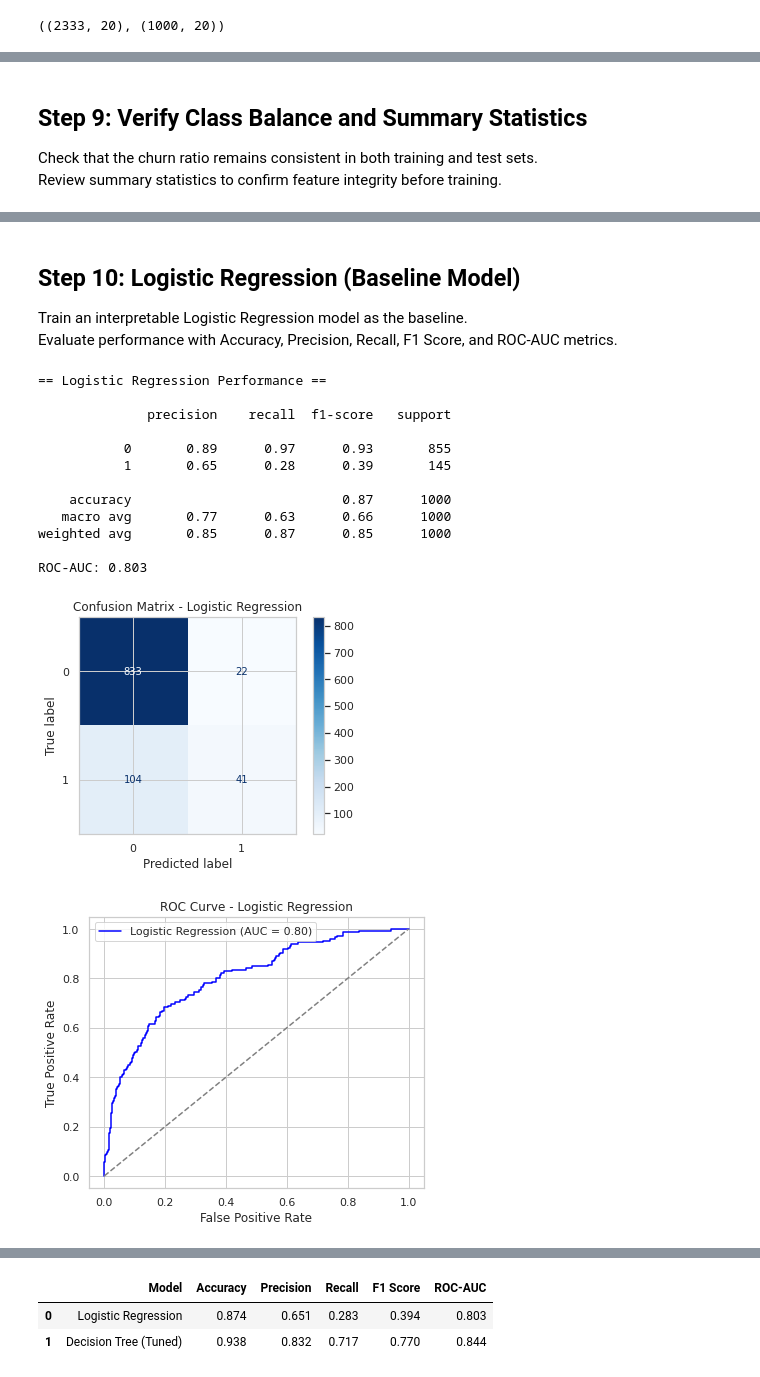
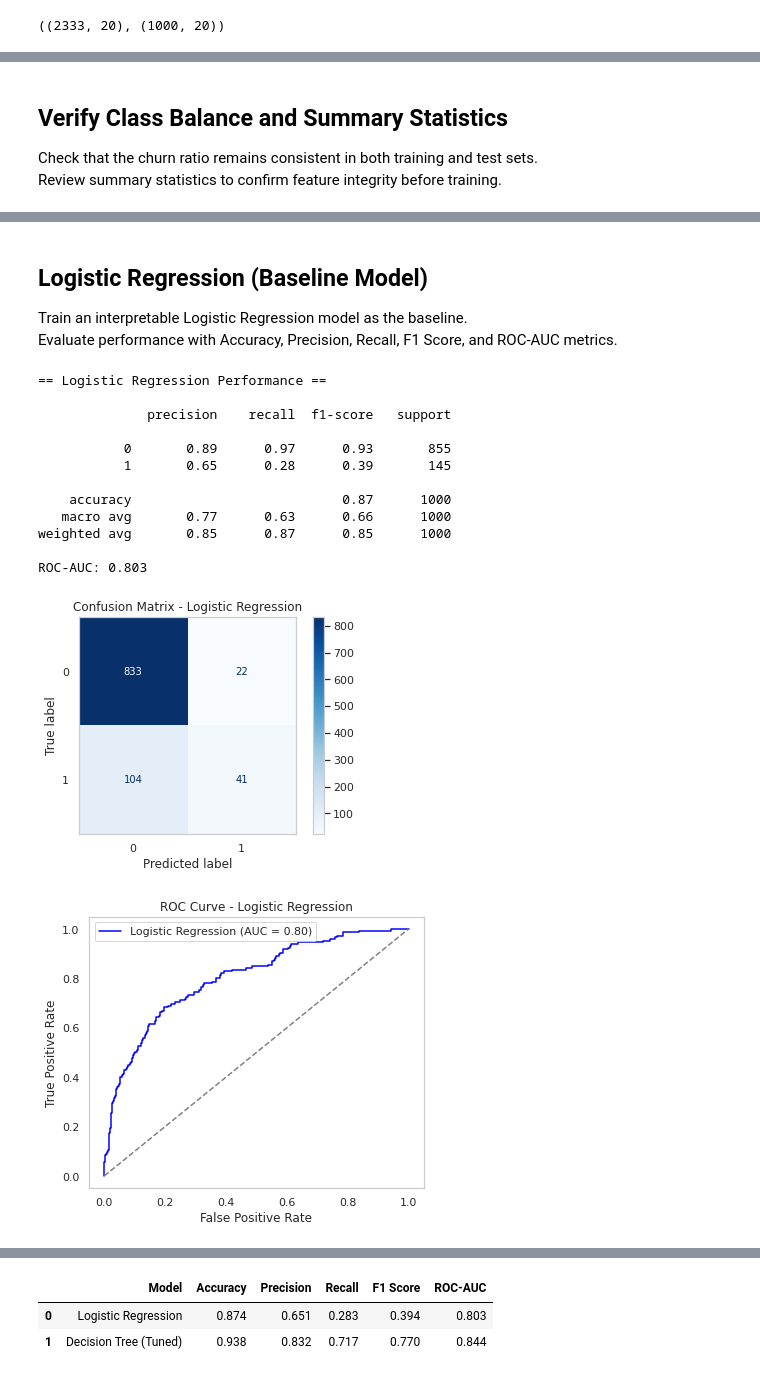
Before and after one commit to rahroy82/Telecom-Analysis, a Jupyter notebook: Telecom_Customer_Churn.ipynb, the cells around one changed output, grey strips where cells are left out. Cells and saved outputs as stored; diff of their text form; code cells hidden in the pictures.

```diff
--- a/Telecom_Customer_Churn.ipynb
+++ b/Telecom_Customer_Churn.ipynb
@@ -182,7 +192,7 @@ preprocessor = ColumnTransformer(
     ]
 )
 # %% [markdown]
-## Step 9: Verify Class Balance and Summary Statistics
+## Verify Class Balance and Summary Statistics
 
 Check that the churn ratio remains consistent in both training and test sets.
 Review summary statistics to confirm feature integrity before training.
@@ -219,7 +229,7 @@ Name: proportion, dtype: float64
 | 75% | 127.000000 | 510.000000 | 20.000000 | 216.400000 | 114.000000 | 36.790000 | ... |
 | max | 243.000000 | 510.000000 | 51.000000 | 350.800000 | 165.000000 | 59.640000 | ... |
 # %% [markdown]
-## Step 10: Logistic Regression (Baseline Model)
+## Logistic Regression (Baseline Model)
 
 Train an interpretable Logistic Regression model as the baseline.
 Evaluate performance with Accuracy, Precision, Recall, F1 Score, and ROC-AUC metrics.
@@ -266,33 +276,35 @@ print(classification_report(y_test, y_pred_lr))
 roc_auc_lr = roc_auc_score(y_test, y_prob_lr)
 print(f"ROC-AUC: {roc_auc_lr:.3f}")
 
 ConfusionMatrixDisplay.from_estimator(logreg_pipeline, X_test_raw, y_test, cmap="Blues")
 plt.title("Confusion Matrix - Logistic Regression")
+plt.grid(False)
 plt.show()
 
 # ROC Curve
 fpr, tpr, _ = roc_curve(y_test, y_prob_lr)
 plt.figure(figsize=(6,5))
 plt.plot(fpr, tpr, label=f"Logistic Regression (AUC = {roc_auc_lr:.2f})", color='blue')
 plt.plot([0,1],[0,1],'--',color='gray')
 plt.xlabel("False Positive Rate")
 plt.ylabel("True Positive Rate")
 plt.title("ROC Curve - Logistic Regression")
 plt.legend()
+plt.grid(False)
 plt.show()
 # %% [output]
 == Logistic Regression Performance ==
 
               precision    recall  f1-score   support
 
            0       0.89      0.97      0.93       855
            1       0.65      0.28      0.39       145
 
     accuracy                           0.87      1000
    macro avg       0.77      0.63      0.66      1000
 weighted avg       0.85      0.87      0.85      1000
 
 ROC-AUC: 0.803
-[figure, old version]
+[figure, new version]
-[figure, old version]
+[figure, new version]
 # %% [markdown]
```
Also changed, not shown: parts of 20 cells of this notebook, 4 other files.
